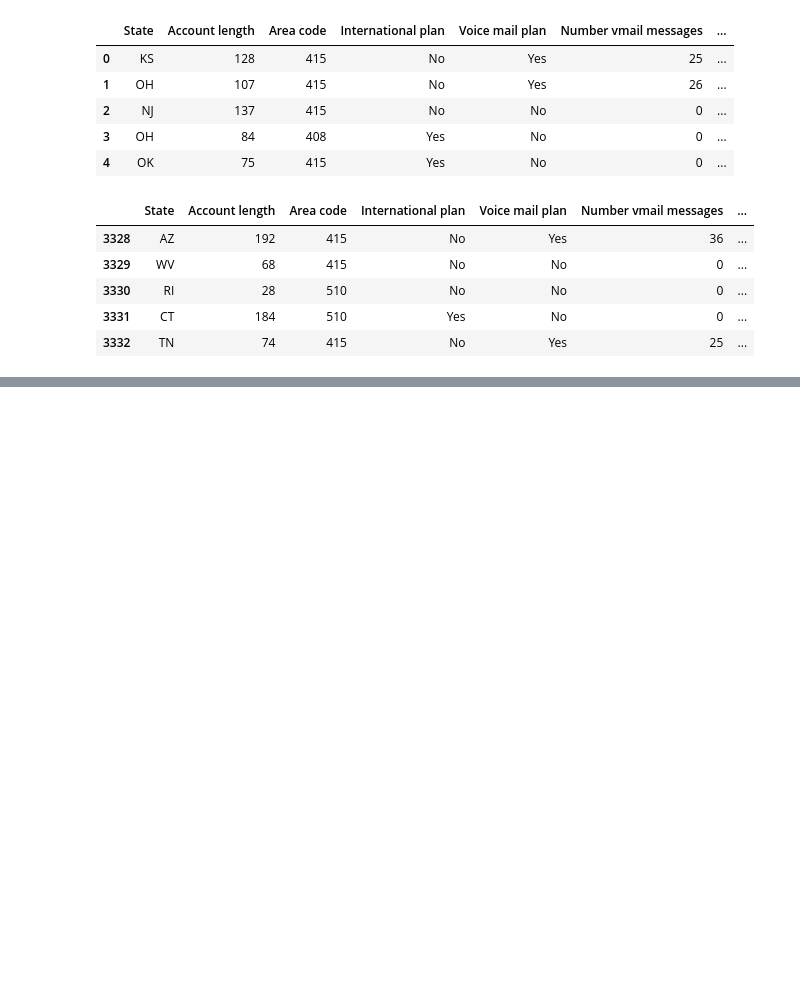
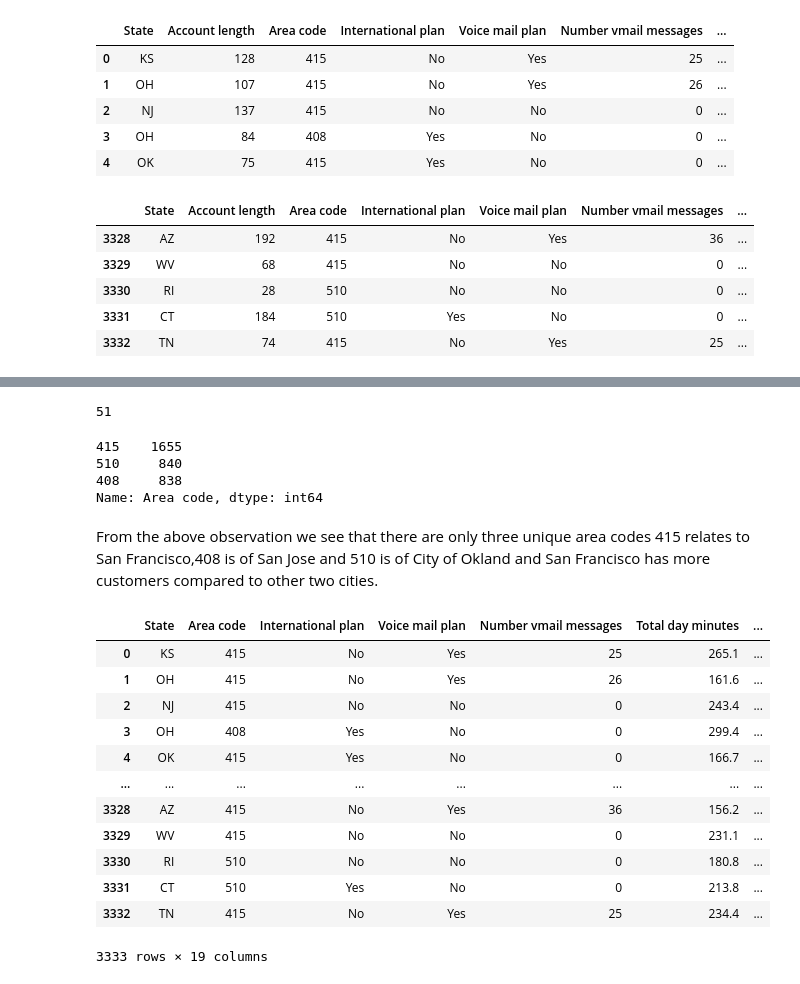
Before and after one commit to Ka275578/telecom_churn_analysis, a Jupyter notebook: telecom_churn_analysis.ipynb, the cells around one changed output, grey strips where cells are left out. Drawn from its saved outputs; the diff is of its cells as text; code cells hidden in the pictures; blank space fills up the shorter version.

```diff
--- a/telecom_churn_analysis.ipynb
+++ b/telecom_churn_analysis.ipynb
@@ -48,0 +160,31 @@ df.tail()
+# %%
+#total number of states in united states
+len(df['State'].unique())
+# %% [output]
+51
+# %%
+df['Area code'].value_counts()
+# %% [output]
+415    1655
+510     840
+408     838
+Name: Area code, dtype: int64
+# %% [markdown]
+From the above observation we see that there are only three unique area codes 415 relates to San Francisco,408 is of San Jose and 510 is of City of Okland and San Francisco has more customers compared to other two cities.
+# %%
+#Dropping Account length as this data is irrelevant
+df.drop('Account length', axis = 1)
+# %% [output]
+|  | State | Area code | International plan | Voice mail plan | Number vmail messages | Total day minutes | ... |
+| 0 | KS | 415 | No | Yes | 25 | 265.1 | ... |
+| 1 | OH | 415 | No | Yes | 26 | 161.6 | ... |
+| 2 | NJ | 415 | No | No | 0 | 243.4 | ... |
+| 3 | OH | 408 | Yes | No | 0 | 299.4 | ... |
+| 4 | OK | 415 | Yes | No | 0 | 166.7 | ... |
+| ... | ... | ... | ... | ... | ... | ... | ... |
+| 3328 | AZ | 415 | No | Yes | 36 | 156.2 | ... |
+| 3329 | WV | 415 | No | No | 0 | 231.1 | ... |
+| 3330 | RI | 510 | No | No | 0 | 180.8 | ... |
+| 3331 | CT | 510 | Yes | No | 0 | 213.8 | ... |
+| 3332 | TN | 415 | No | Yes | 25 | 234.4 | ... |
+3333 rows × 19 columns
```
Also changed, not shown: parts of 12 cells of this notebook.
